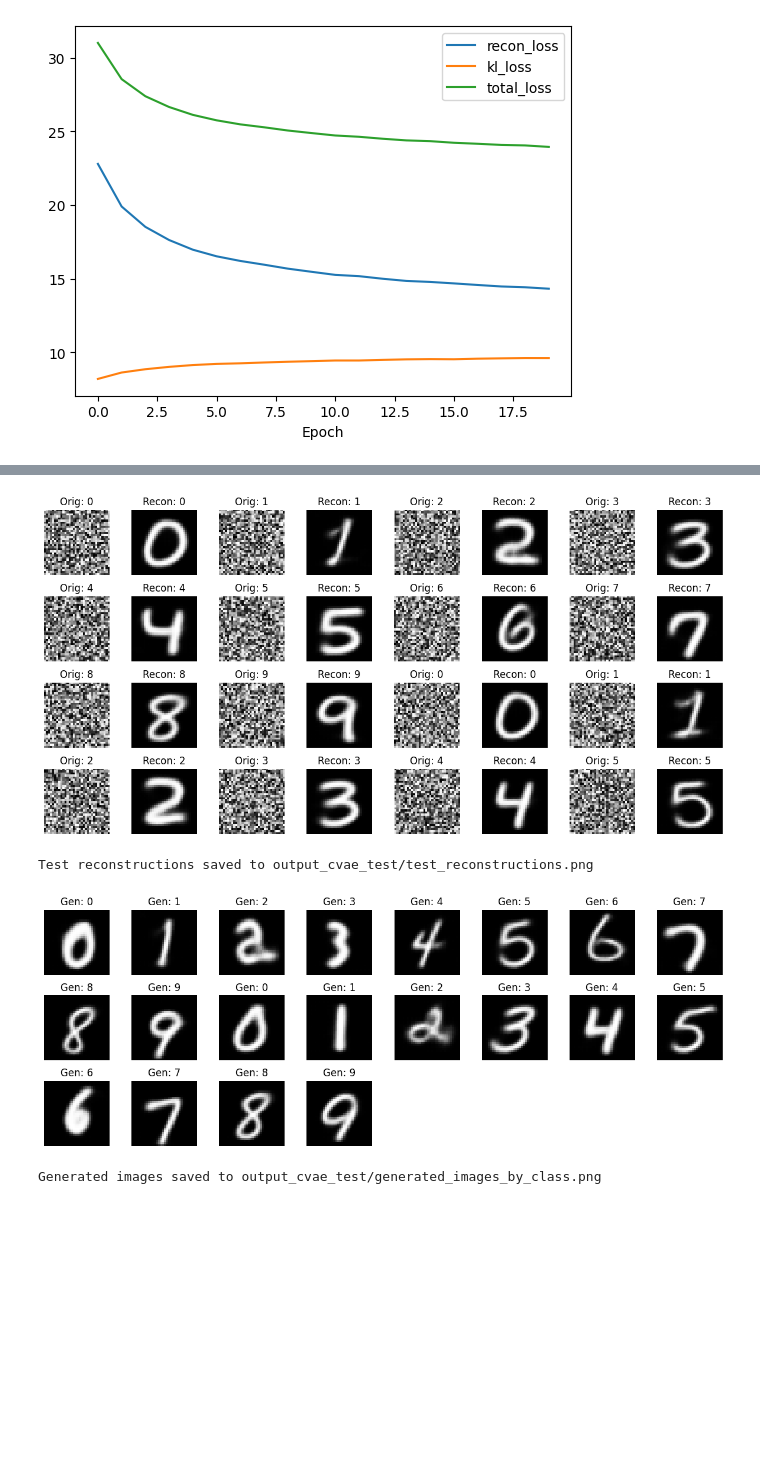
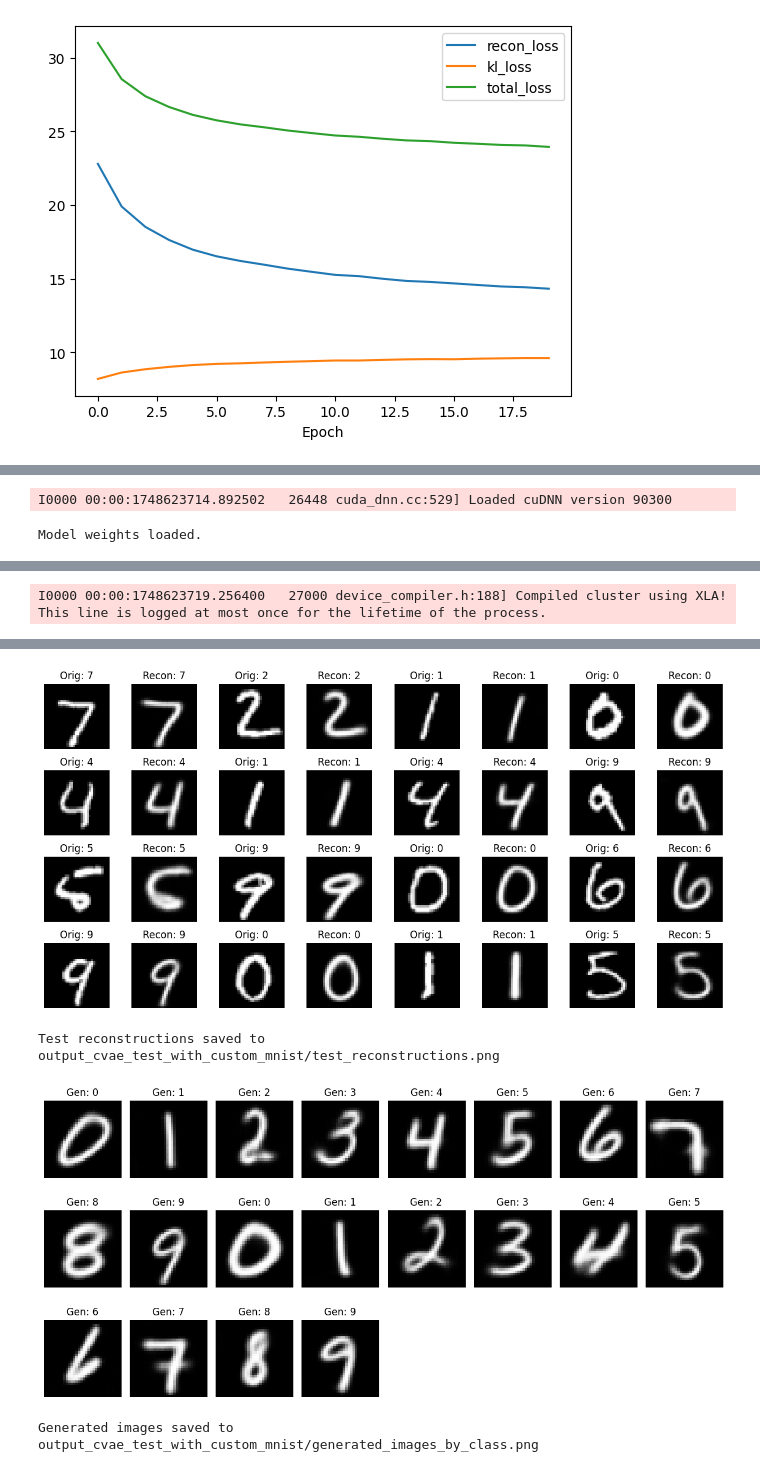
Before and after one commit to UTSW-Software-Engineering-Course-2025/Module2_Zimei, a Jupyter notebook: 04_ExerciseCodeAndInstructions/vaegan/train_cvae_mnist.ipynb, the cells around one changed output, grey strips where cells are left out. Drawn from its saved outputs; the diff is of its cells as text; code cells hidden in the pictures; blank space fills up the shorter version.

Commit message:
test/validation

```diff
--- a/04_ExerciseCodeAndInstructions/vaegan/train_cvae_mnist.ipynb
+++ b/04_ExerciseCodeAndInstructions/vaegan/train_cvae_mnist.ipynb
@@ -325,11 +327,22 @@ model = pyModule.ConditionalVAE(n_latent_dims, n_classes, image_shape)
 _ = model([tf.zeros((1, *image_shape)), tf.zeros((1, n_classes))])  # Build
 model.load_weights('outputs/mnist_cvae/cvae.keras')
 print("Model weights loaded.")
+data = MNIST()
+# You can optionally show some examples to verify:
+# data.show_example_images(num_examples=5, train_set=False) # Show test images
+
+# --- Config (from your original script) ---
+n_latent_dims = 8
+n_classes = 10 # MNIST has 10 classes (0-9)
+image_shape = (32, 32, 1) # This should match the output of data.preprocess_images
+output_dir = 'output_cvae_test_with_custom_mnist'
+os.makedirs(output_dir, exist_ok=True)
+
 
 # --- Generate Dummy Test Data ---
 num_samples = 16
-images = np.random.rand(num_samples, *image_shape).astype(np.float32)
-labels_int = np.array([i % n_classes for i in range(num_samples)])
+images = data.images_test
+labels_int = data.labels_test
 labels_onehot = tf.one_hot(labels_int, depth=n_classes).numpy()
 
 # --- Reconstruct Images ---
@@ -378,0 +390,2 @@ Model weights loaded.
+I0000 00:00:1748623714.892502   26448 cuda_dnn.cc:529] Loaded cuDNN version 90300
+Model weights loaded.
@@ -378,0 +398 @@ Model weights loaded.
+I0000 00:00:1748623719.256400   27000 device_compiler.h:188] Compiled cluster using XLA!  This line is logged at most once for the lifetime of the process.
@@ -379,7 +400,7 @@ Model weights loaded.
-[figure, old version]
+[figure, new version]
-Test reconstructions saved to output_cvae_test/test_reconstructions.png
+Test reconstructions saved to output_cvae_test_with_custom_mnist/test_reconstructions.png
-[figure, old version]
+[figure, new version]
-Generated images saved to output_cvae_test/generated_images_by_class.png
+Generated images saved to output_cvae_test_with_custom_mnist/generated_images_by_class.png
 # %%
 import numpy as np
 import matplotlib.pyplot as plt
```
Also changed, not shown: parts of 2 cells of this notebook.
